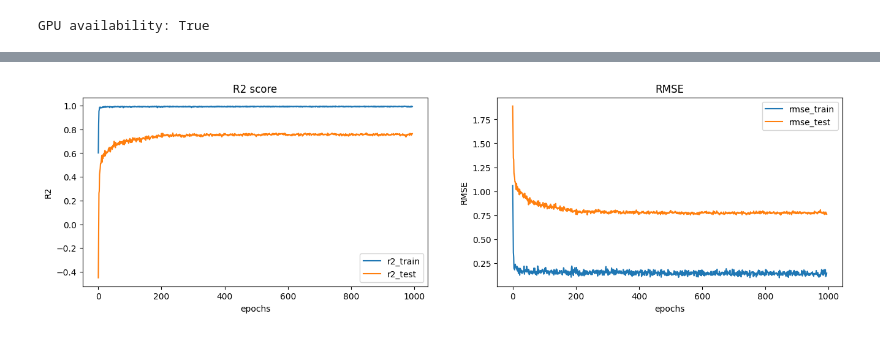
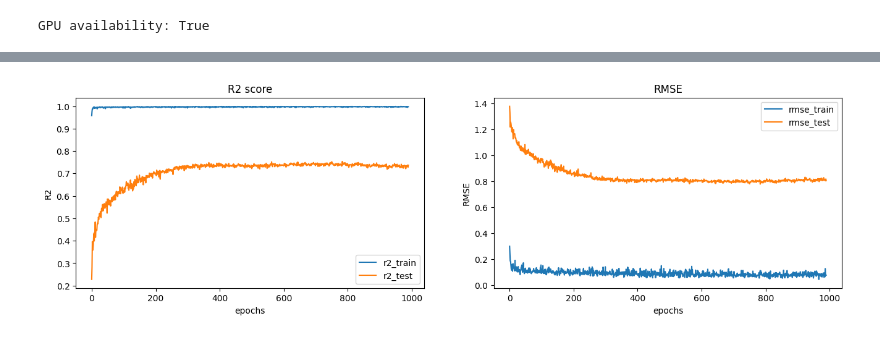
Before and after one commit to SmithWEN0/AIDD_Practice, a Jupyter notebook: 06_ANN_model_pytorch.ipynb, the cells around one changed output, grey strips where cells are left out. Saved outputs shown, nothing was run; the diff lists cells and outputs as text; code cells hidden in the pictures.

```diff
--- a/06_ANN_model_pytorch.ipynb
+++ b/06_ANN_model_pytorch.ipynb
@@ -148,7 +161,7 @@ device = torch.device('cuda' if torch.cuda.is_available() else 'cpu')
 print('Using device', device)
 model = prediction_model(x_data.shape[1], 1024, 512, 1)
 loss_func = nn.MSELoss(reduction='mean')
-optimizer = torch.optim.Adam(model.parameters(), lr = 0.0001, weight_decay = 1e-5)
+optimizer = torch.optim.Adam(model.parameters(), lr = 0.00015, weight_decay = 1e-5)
 
 model = model.to(device)
 loss = loss_func.to(device)
@@ -159,18 +172,12 @@ x_train, x_test, y_train, y_test = train_test_split(x_data, y_data, test_size =
 
 final_R2_test, final_R2_train, final_rmse_test, final_rmse_train = train(model, x_data, y_data, optimizer, loss, epochs, device)
 
-# for plot
-final_R2_train = final_R2_train[5:]
-final_R2_test = final_R2_test[5:]
-final_rmse_train = final_rmse_train[5:]
-final_rmse_test = final_rmse_test[5:]
-
 # for calculation
 print('=========================================')
-final_R2_train_sub = final_R2_train[200:]
-final_R2_test_sub = final_R2_test[200:]
-final_rmse_train_sub = final_rmse_train[200:]
-final_rmse_test_sub = final_rmse_test[200:]
+final_R2_train_sub = final_R2_train[20:]
+final_R2_test_sub = final_R2_test[20:]
+final_rmse_train_sub = final_rmse_train[20:]
+final_rmse_test_sub = final_rmse_test[20:]
 print(f'average R2 on training dataset:{np.mean(final_R2_train_sub)}, average R2 on testing dataset:{np.mean(final_R2_test_sub)}')
 print(f'average rmse on training dataset:{np.mean(final_rmse_train_sub)}, average rmse on testing dataset:{np.mean(final_rmse_test_sub)}')
 # %% [output]
@@ -194,24 +201,30 @@ average rmse on training dataset:0.14552565161730846, average rmse on testing da
 # %%
-x = [i for i in range(995)]
+x = [i for i in range(990)]
 fig = plt.figure(figsize=(16, 4))
+
+# for plot
+final_R2_train = final_R2_train[10:]
+final_R2_test = final_R2_test[10:]
+final_rmse_train = final_rmse_train[10:]
+final_rmse_test = final_rmse_test[10:]
 
 plt.subplot(1, 2, 1)
 plt.plot(x, final_R2_train, label = 'r2_train')
 plt.plot(x, final_R2_test, label = 'r2_test')
 plt.legend()
 plt.title('R2 score')
 plt.xlabel('epochs')
 plt.ylabel('R2')
 
 plt.subplot(1, 2, 2)
 plt.plot(x, final_rmse_train, label = 'rmse_train')
 plt.plot(x, final_rmse_test, label = 'rmse_test')
 plt.legend()
 plt.title('RMSE')
 plt.xlabel('epochs')
 plt.ylabel('RMSE')
 
 plt.show()
 # %% [output]
-[figure, old version]
+[figure, new version]
 # %%
```
Also changed, not shown: parts of 6 cells of this notebook, 2 other files.
